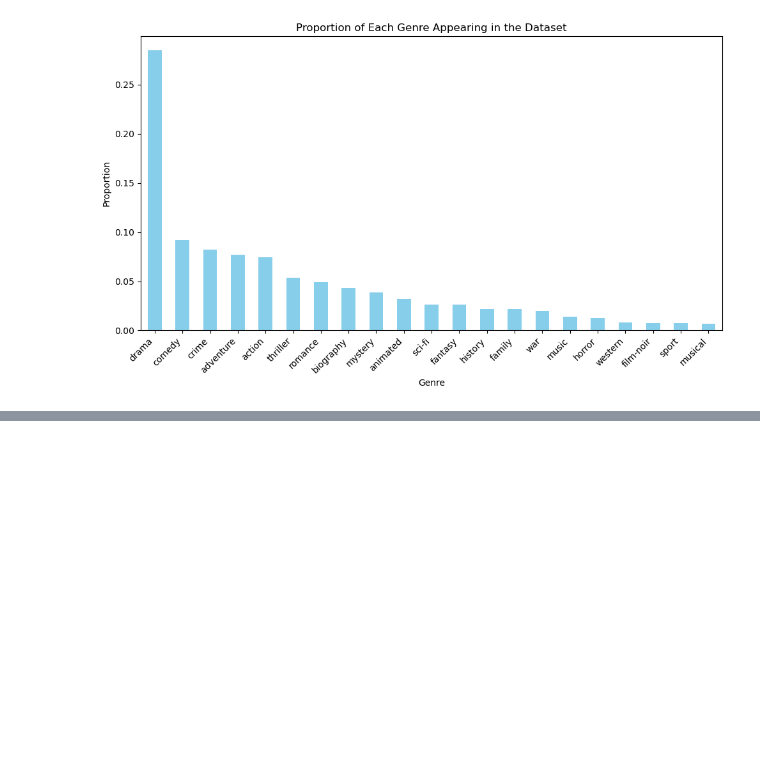
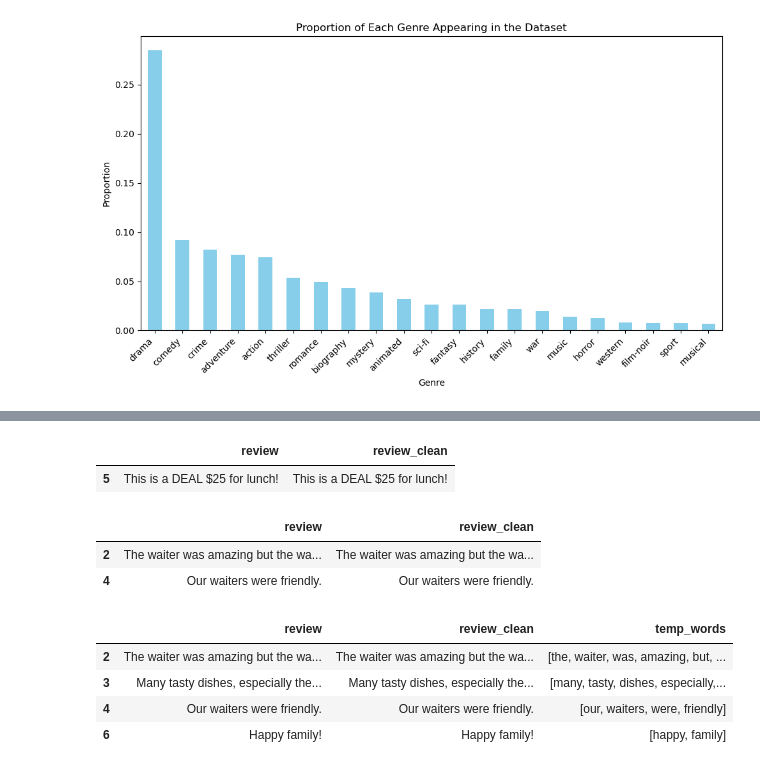
Before and after one commit to kristen-ngai/KN---qtm151fall2025, a Jupyter notebook: Lecture_24-trigrams/Lecture24.ipynb, the cells around one changed output, grey strips where cells are left out. Cells and saved outputs as stored; diff of their text form; code cells hidden in the pictures; blank space fills up the shorter version.

```diff
--- a/Lecture_24-trigrams/Lecture24.ipynb
+++ b/Lecture_24-trigrams/Lecture24.ipynb
@@ -749,0 +773,38 @@ Name: count, dtype: float64
+# %%
+#Question 2
+pattern = r"\$25"   # example: find deal prices like "$25"
+
+df_pattern = df[df["review"].str.contains(pattern, regex=True, na=False)]
+display(df_pattern)
+# %% [output]
+|  | review | review_clean |
+| 5 | This is a DEAL $25 for lunch! | This is a DEAL $25 for lunch! |
+# %%
+#Question 3
+similar_words = ["waiter", "waiters", "water", "waters"]
+
+mask = df["review"].str.contains("|".join(similar_words), case=False, na=False)
+
+df_similar = df[mask]
+display(df_similar)
+# %% [output]
+|  | review | review_clean |
+| 2 | The waiter was amazing but the wa... | The waiter was amazing but the wa... |
+| 4 | Our waiters were friendly. | Our waiters were friendly. |
+# %%
+#Question 4
+ending_letter = "y"
+
+# Extract words using pandas + python split
+df["temp_words"] = df["review"].str.lower().str.replace(r"[^a-z\s]", "", regex=True).str.split()
+
+mask = df["temp_words"].apply(lambda words: any(word.endswith(ending_letter) for word in words))
+
+df_ending = df[mask]
+display(df_ending)
+# %% [output]
+|  | review | review_clean | temp_words |
+| 2 | The waiter was amazing but the wa... | The waiter was amazing but the wa... | [the, waiter, was, amazing, but, ... |
+| 3 | Many tasty dishes, especially the... | Many tasty dishes, especially the... | [many, tasty, dishes, especially,... |
+| 4 | Our waiters were friendly. | Our waiters were friendly. | [our, waiters, were, friendly] |
+| 6 | Happy family! | Happy family! | [happy, family] |
```
Also changed, not shown: parts of 10 cells of this notebook.
